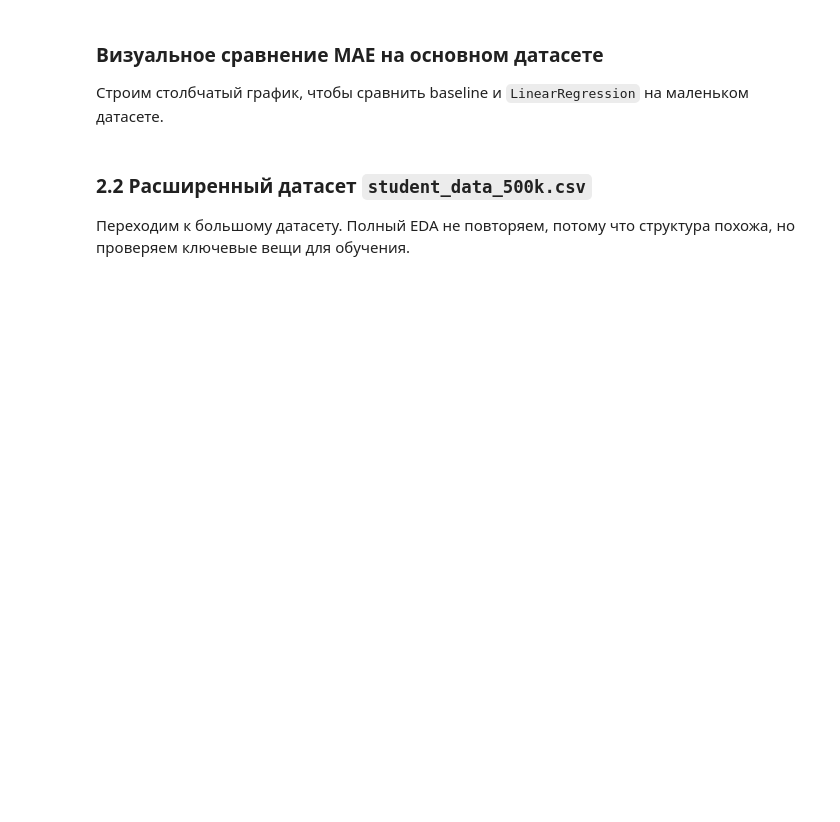
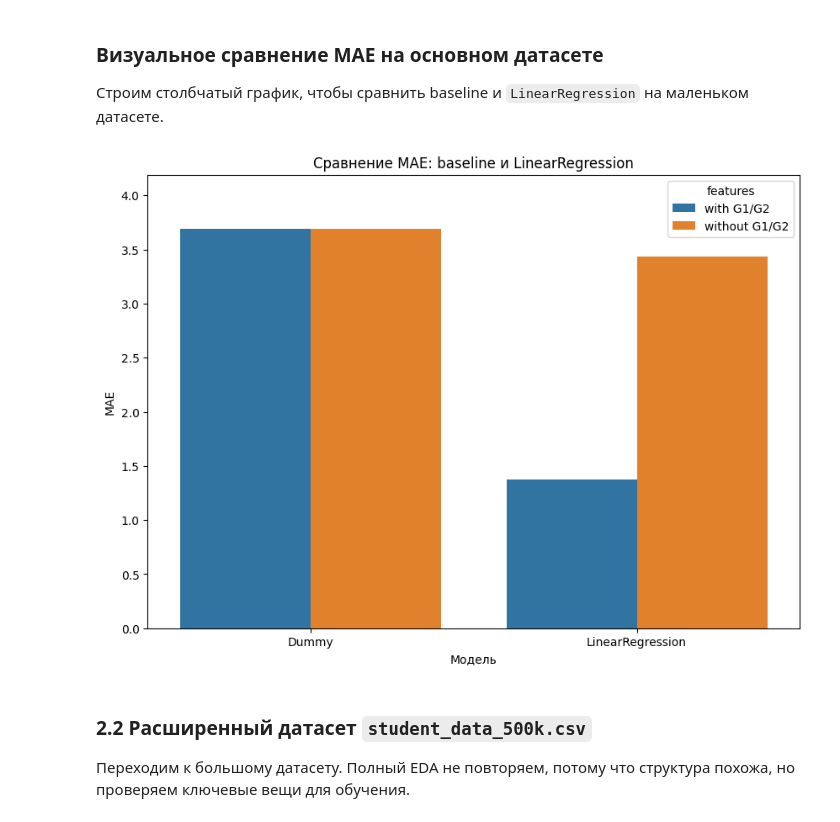
Before and after one commit to SladkyuLesha/student-performance-model, a Jupyter notebook: notebooks/01_data_overviwe.ipynb, the cells around one changed output. Cells and saved outputs as stored; diff of their text form; code cells hidden in the pictures; blank space fills up the shorter version.

```diff
--- a/notebooks/01_data_overviwe.ipynb
+++ b/notebooks/01_data_overviwe.ipynb
@@ -252,40 +401,20 @@ linear_reg_mae_scores_without_grades.mean().round(3)
 Строим столбчатый график, чтобы сравнить baseline и `LinearRegression` на маленьком датасете.
 # %%
 results = pd.DataFrame({
-    "model": [
-        "Dummy",
-        "Dummy",
-        "LinearRegression",
-        "LinearRegression",
-    ],
-    "features": [
-        "with G1/G2",
-        "without G1/G2",
-        "with G1/G2",
-        "without G1/G2",
-    ],
-    "MAE": [
-        3.691,
-        3.691,
-        linear_reg_mae_scores_with_grades.mean(),
-        linear_reg_mae_scores_without_grades.mean(),
-    ],
+    "model": ["Dummy", "Dummy", "LinearRegression", "LinearRegression"],
+    "features": ["with G1/G2", "without G1/G2", "with G1/G2", "without G1/G2"],
+    "MAE": [3.691, 3.691, linear_reg_mae_scores_with_grades.mean(), linear_reg_mae_scores_without_grades.mean()],
 })
 
 plt.figure(figsize=(10, 7))
-
-sns.barplot(
-    data=results,
-    x="model",
-    y="MAE",
-    hue="features",
-)
-
+sns.barplot(data=results, x="model", y="MAE", hue="features")
 plt.title("Сравнение MAE: baseline и LinearRegression")
 plt.xlabel("Модель")
 plt.ylabel("MAE")
 plt.ylim(0, results["MAE"].max() + 0.5)
 plt.show()
+# %% [output]
+[figure, added]
 # %% [markdown]
 ### 2.2 Расширенный датасет `student_data_500k.csv`
 
```
Also changed, not shown: parts of 55 cells of this notebook, 3 other files.
